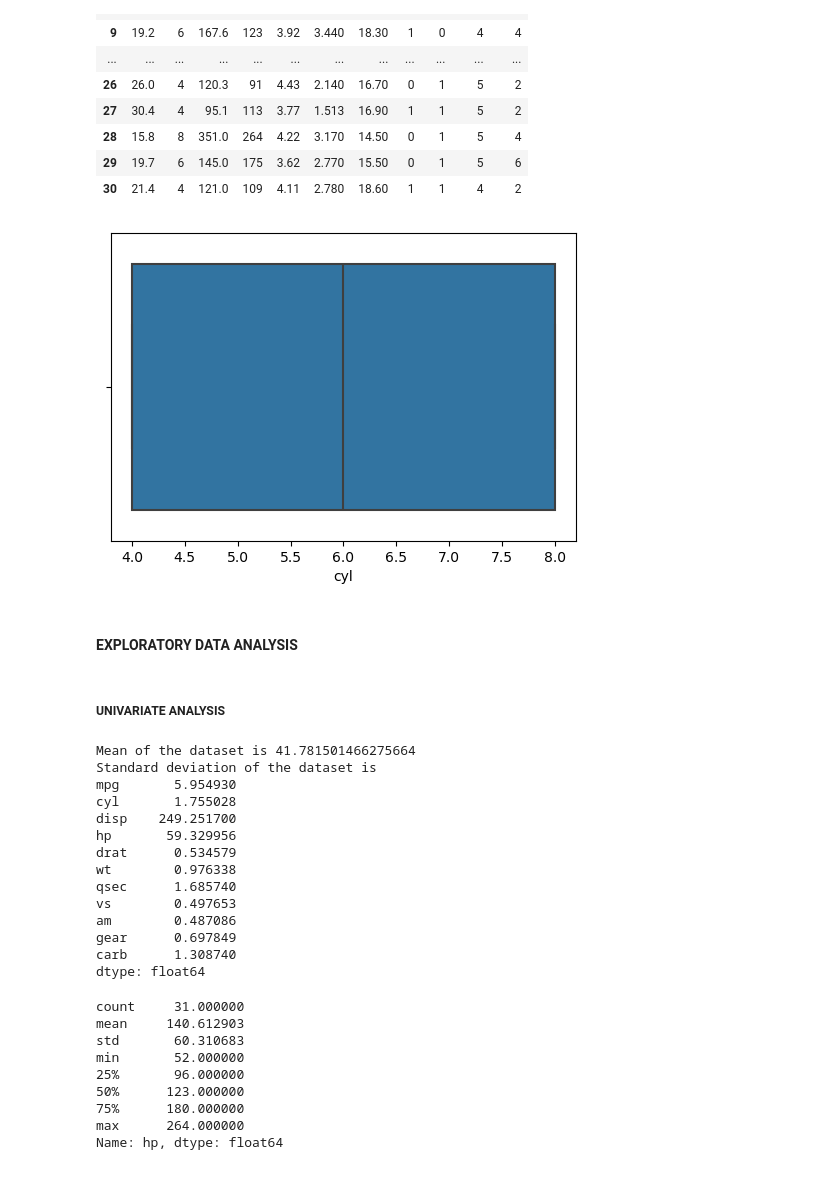
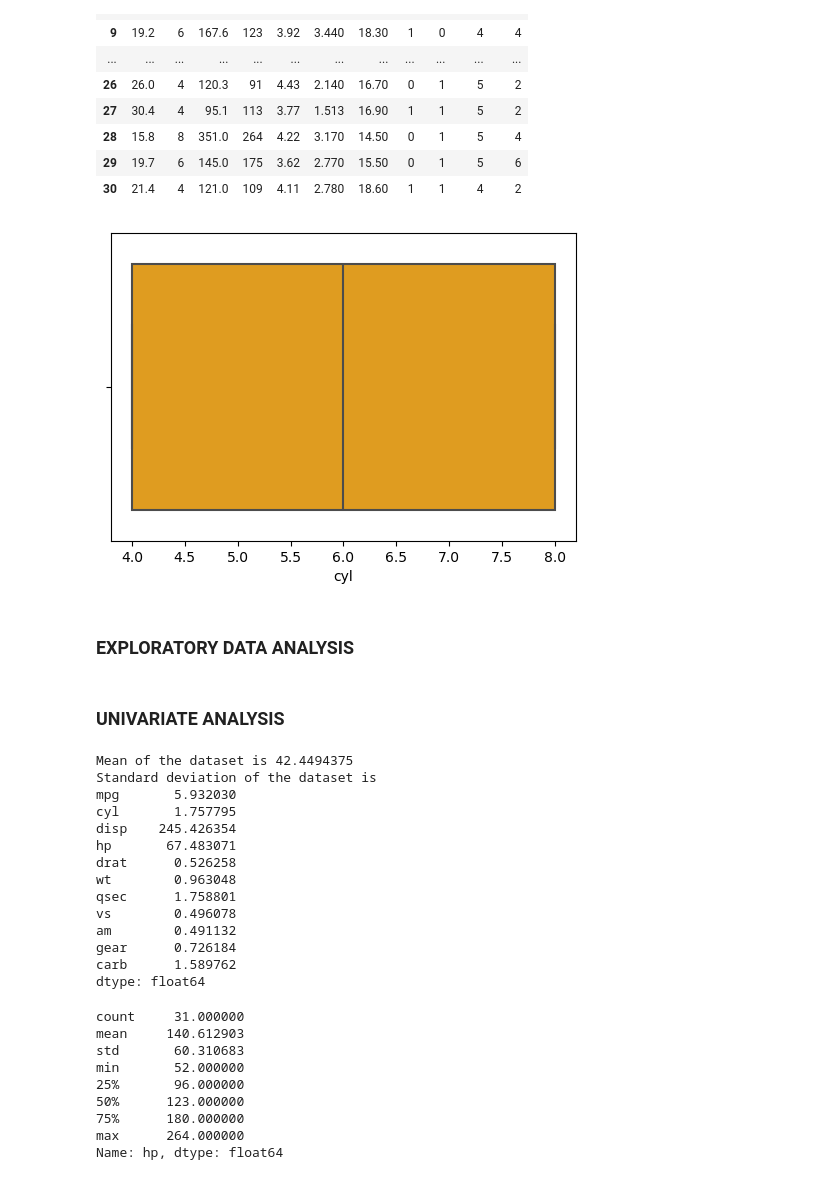
Before and after one commit to Tangirala20/Machine-Learning-Projects, a Jupyter notebook: Best Fit model for MT_Cars.ipynb, the cells around one changed output. Drawn from its saved outputs; the diff is of its cells as text; code cells hidden in the pictures.

```diff
--- a/Best Fit model for MT_Cars.ipynb
+++ b/Best Fit model for MT_Cars.ipynb
@@ -116,7 +117,7 @@ Q3 = df['hp'].quantile(0.75)
 IQR = Q3 - Q1
 # %%
 is_outlier = ((df['hp'] < (Q1 - 1.5 * IQR)) | (df['hp'] > (Q3 + 1.5 * IQR)))
-df = df[~is_outlier].reset_index(drop=True)
+df_no_outliers = df[~is_outlier].reset_index(drop=True)
 # %%
 is_outlier = ((df['wt'] < (Q1 - 1.5 * IQR)) | (df['wt'] > (Q3 + 1.5 * IQR)))
 df_no_outliers = df[~is_outlier].reset_index(drop=True)
@@ -160,36 +161,36 @@ df_no_outliers
 | 30 | 21.4 | 4 | 121.0 | 109 | 4.11 | 2.780 | 18.60 | 1 | 1 | 4 | 2 |
 # %%
 plt.figure(figsize=(6, 4))
-sns.boxplot(x=df_no_outliers['cyl'])
+sns.boxplot(x=df_no_outliers['cyl'],color='orange')
 plt.show()
 # %% [output]
-[figure, old version]
+[figure, new version]
 # %% [markdown]
-#### EXPLORATORY DATA ANALYSIS
+### EXPLORATORY DATA ANALYSIS
 # %%
 #EDA USING SCiPY
 from scipy import stats
 # %% [markdown]
-##### UNIVARIATE ANALYSIS
+### UNIVARIATE ANALYSIS
 # %%
 mean_df = np.mean(df)
 std_df = np.std(df)
 print(f"Mean of the dataset is {mean_df}")
 print(f"Standard deviation of the dataset is \n{std_df}")
 # %% [output]
-Mean of the dataset is 41.781501466275664
+Mean of the dataset is 42.4494375
 Standard deviation of the dataset is
-mpg       5.954930
-cyl       1.755028
-disp    249.251700
-hp       59.329956
-drat      0.534579
-wt        0.976338
-qsec      1.685740
-vs        0.497653
-am        0.487086
-gear      0.697849
-carb      1.308740
+mpg       5.932030
+cyl       1.757795
+disp    245.426354
+hp       67.483071
+drat      0.526258
+wt        0.963048
+qsec      1.758801
+vs        0.496078
+am        0.491132
+gear      0.726184
+carb      1.589762
 dtype: float64
 # %%
 df_no_outliers['hp'].describe()
```
Also changed, not shown: parts of 51 cells of this notebook, 1 other file.
